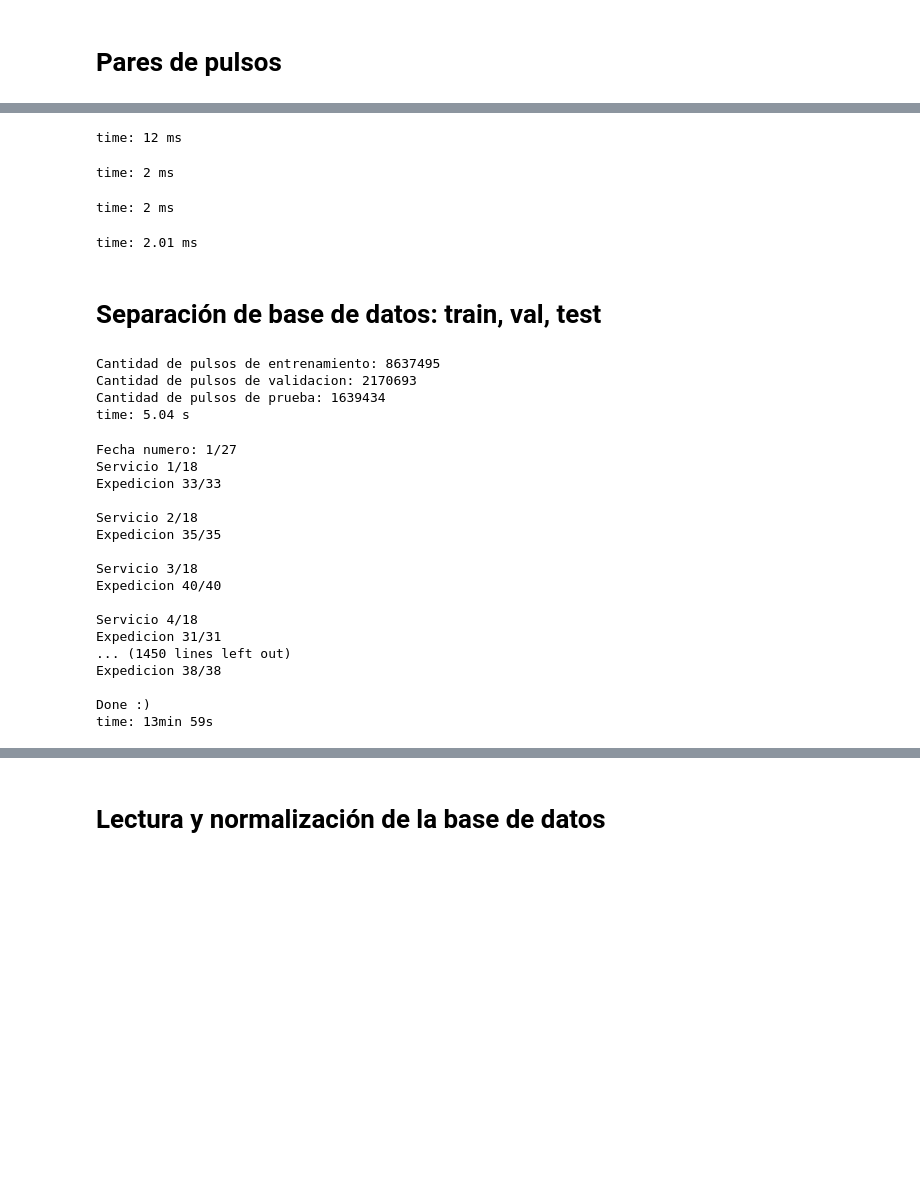
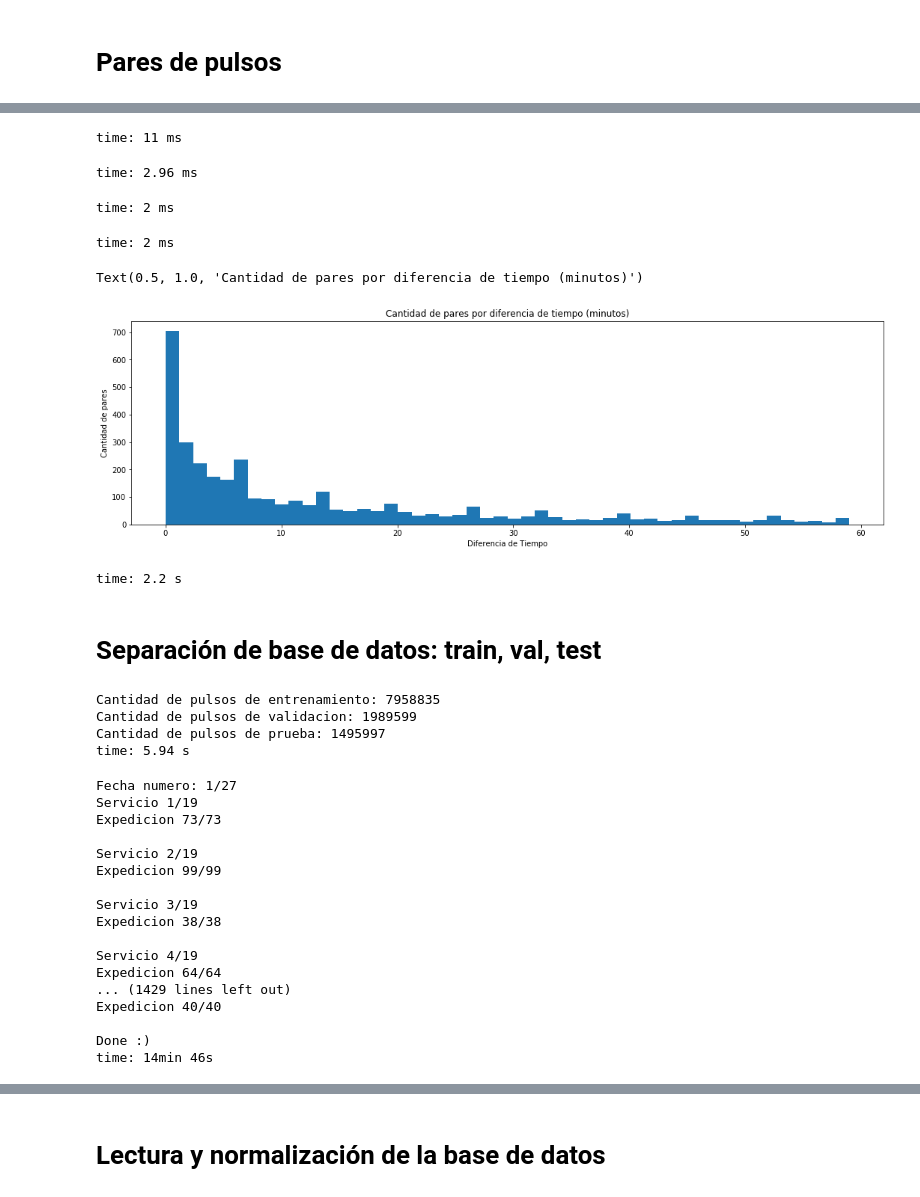
Before and after one commit to InspectorIncognito/ciencia-de-datos-2020, a Jupyter notebook: comparacion.ipynb, the cells around one changed output, grey strips where cells are left out. Drawn from its saved outputs; the diff is of its cells as text; code cells hidden in the pictures; blank space fills up the shorter version.

```diff
--- a/comparacion.ipynb
+++ b/comparacion.ipynb
@@ -172,7 +205,7 @@ time: 2min 16s
 # %% [markdown]
 # Pares de pulsos
 # %%
-gps = pd.read_csv('D:/Descargas/datos_gps_curso_ciencia_de_datos/checkpoint_horario.csv', sep=',')
+gps = pd.read_csv('D:/Descargas/datos_gps_curso_ciencia_de_datos/checkpoint.csv', sep=',')
 gps["GPS_time"] = pd.to_datetime(gps["GPS_time"])
 gps.head()
 # %% [output]
@@ -200,7 +233,7 @@ import cython
 import numpy as np
 cimport numpy as np
 
-cpdef float [:, :] pair_gps(float [:, :] expedition, float delta, int quant, int jump=1):
+cpdef float [:, :] pair_gps(float [:, :] expedition, float delta, int quant, int jump=1, float gain=0):
     cdef np.ndarray[np.float32_t, ndim=2] output = -np.ones([expedition.shape[0]*quant, 2], dtype = np.float32)
     cdef int i, j
     cdef int l = 0
@@ -208,17 +241,19 @@ cpdef float [:, :] pair_gps(float [:, :] expedition, float delta, int quant, int
     cdef int to_rout_col = 1
     cdef float dif_dist1, dif_dist2
     cdef float last_inrout, last_torout
+    cdef float delta_gain = delta
     for i in range(0, expedition.shape[0], jump):
         if l >= expedition.shape[0]*quant:
             break
         last_inrout = expedition[i, from_init_col]
         last_torout = expedition[i, to_rout_col]
         for j in range(i + 1, expedition.shape[0]):
+            delta_gain = delta + gain * (j - i - 1)
             if l >= expedition.shape[0]*quant:
                 break
             dif_dist1 = np.abs(last_inrout - expedition[j, from_init_col])
             dif_dist2 = np.abs(last_torout - expedition[j, to_rout_col])
-            if dif_dist1 + dif_dist2 > delta:
+            if dif_dist1 + dif_dist2 > delta_gain:
                 output[l, 0] = i
                 output[l, 1] = j
                 l += 1
@@ -226,11 +261,12 @@ cpdef float [:, :] pair_gps(float [:, :] expedition, float delta, int quant, int
                 last_torout = expedition[j, to_rout_col]
     return output
 # %% [output]
-time: 12 ms
+time: 11 ms
 # %%
-def pair(expedition, delta, quant, jump):
+def pair(expedition, delta, quant, jump, gain=0, max_dif=1e10):
+    expedition = expedition.sort_values(by=['GPS_time'])
     distances = expedition[["DistanciaInicio", "DistanciaRuta"]].to_numpy(dtype=np.float32)
-    indexes = np.asarray(pair_gps(distances, delta, quant, jump))
+    indexes = np.asarray(pair_gps(distances, delta, quant, jump=jump, gain=gain))
     indexes = indexes[indexes[:, 0] >= 0]
     if indexes.shape[0] > 0:
         gps1 = expedition.iloc[indexes[:, 0], :].add_suffix('1').reset_index()
@@ -238,9 +274,9 @@ def pair(expedition, delta, quant, jump):
         concatenated_gps = pd.concat([gps1, gps2], axis=1).drop(columns=["exp_id1"]).rename(columns={'exp_id2': 'exp_id', 'Servicio2': 'Servicio'})
         concatenated_gps["Diferencia"] = (concatenated_gps["GPS_time2"] - concatenated_gps["GPS_time1"]).dt.total_seconds()
         concatenated_gps = concatenated_gps.drop(columns=["index", "GPS_time1", "GPS_time2", "Servicio1"])
-        return concatenated_gps
+        return concatenated_gps[concatenated_gps["Diferencia"] < max_dif]
     else:
         return None
 # %% [output]
-time: 2 ms
+time: 2.96 ms
 # %%
@@ -266,22 +302,33 @@ def pair_every_gps(gps, delta, quant, jump):
 # %% [output]
 time: 2 ms
 # %%
-def pair_gps_day(gps, delta, quant, jump, file_path, start=0):
+def pair_gps_day(gps, delta, quant, jump, file_path, max_dif=1e10, start=0, gain=0):
     dates = gps["GPS_time"].map(pd.Timestamp.date).unique()
     total_dates = len(dates)
     for idx, d in enumerate(dates):
         if idx >= start:
             print("Fecha numero: {}/{}".format(idx+1, total_dates))
             gps_date = gps[gps["GPS_time"].dt.date == d]
-            paired_gps = pair_every_gps(gps_date, thresh, n, jump)
+            paired_gps = pair_every_gps(gps_date, thresh, n, jump, max_dif=max_dif, gain=gain)
             if paired_gps is not None:
                 paired_gps = paired_gps.drop(columns=["Unnamed: 01", "Ind11", "Ind21", "Ind31", "Unnamed: 0.11", "Unnamed: 0.1.11", "Unnamed: 02", "Ind12", "Ind22", "Ind32", "Unnamed: 0.12", "Unnamed: 0.1.12", "dia_habil2", "dia_Monday2", "dia_Saturday2", "dia_Sunday2", "dia_Thursday2", "dia_Tuesday2", "dia_Wednesday2"])
-                # Guardar base de datos en un archivo haciendo append
                 header = idx == start
                 paired_gps.to_csv(file_path, sep=',', index=False, mode='a+', header=header)
     print("Done :)")
 # %% [output]
-time: 2.01 ms
+time: 2 ms
+# %%
+gps_exped = gps[gps["exp_id"] == gps["exp_id"].unique()[0]]
+paired_gps = pair(gps_exped, delta_dist, n, jump, gain=gain, max_dif=max_dif)
+plt.figure(figsize=(18, 5))
+_ = plt.hist(paired_gps['Diferencia']//60, bins=50)
+plt.xlabel("Diferencia de Tiempo")
+plt.ylabel("Cantidad de pares")
+plt.title("Cantidad de pares por diferencia de tiempo (minutos)")
+# %% [output]
+Text(0.5, 1.0, 'Cantidad de pares por diferencia de tiempo (minutos)')
+[figure, added]
+time: 2.2 s
 # %% [markdown]
 # Separación de base de datos: train, val, test
 # %%
@@ -299,28 +346,28 @@ print("Cantidad de pulsos de entrenamiento: {}".format(trainset.shape[0]))
 print("Cantidad de pulsos de validacion: {}".format(valset.shape[0]))
 print("Cantidad de pulsos de prueba: {}".format(testset.shape[0]))
 # %% [output]
-Cantidad de pulsos de entrenamiento: 8637495
-Cantidad de pulsos de validacion: 2170693
-Cantidad de pulsos de prueba: 1639434
-time: 5.04 s
+Cantidad de pulsos de entrenamiento: 7958835
+Cantidad de pulsos de validacion: 1989599
+Cantidad de pulsos de prueba: 1495997
+time: 5.94 s
 # %%
-pair_gps_day(valset, thresh, n, jump, val_path)
+pair_gps_day(valset, delta_dist, n, jump, val_path, max_dif=max_dif, gain=gain)
 # %% [output]
 Fecha numero: 1/27
-Servicio 1/18
-Expedicion 33/33
+Servicio 1/19
+Expedicion 73/73
 
-Servicio 2/18
-Expedicion 35/35
+Servicio 2/19
+Expedicion 99/99
 
-Servicio 3/18
+Servicio 3/19
+Expedicion 38/38
+
+Servicio 4/19
+Expedicion 64/64
+... (1429 lines left out)
 Expedicion 40/40
 
-Servicio 4/18
-Expedicion 31/31
-... (1450 lines left out)
-Expedicion 38/38
-
 Done :)
-time: 13min 59s
+time: 14min 46s
 # %%
```
Also changed, not shown: parts of 23 cells of this notebook, 16 other files.
